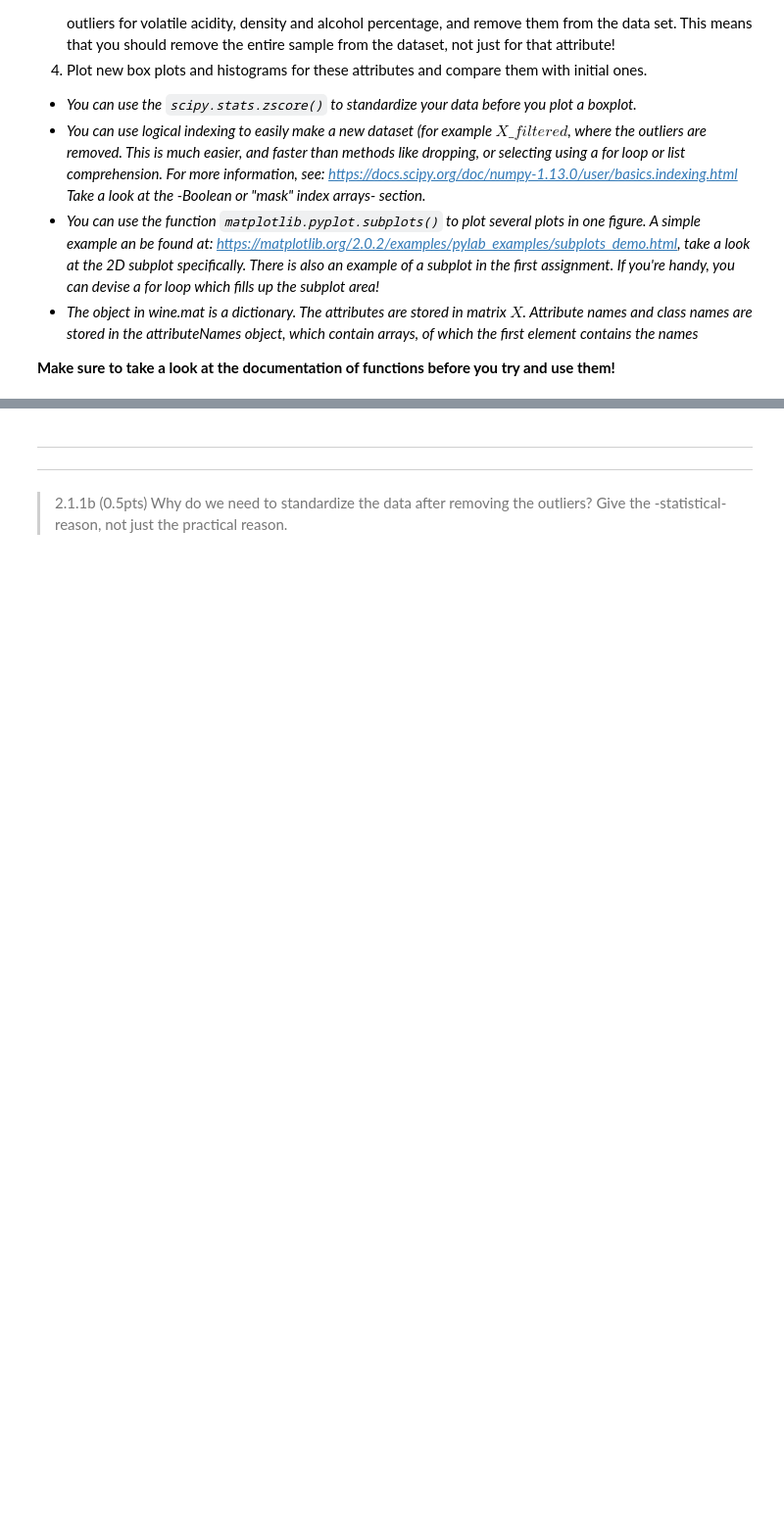
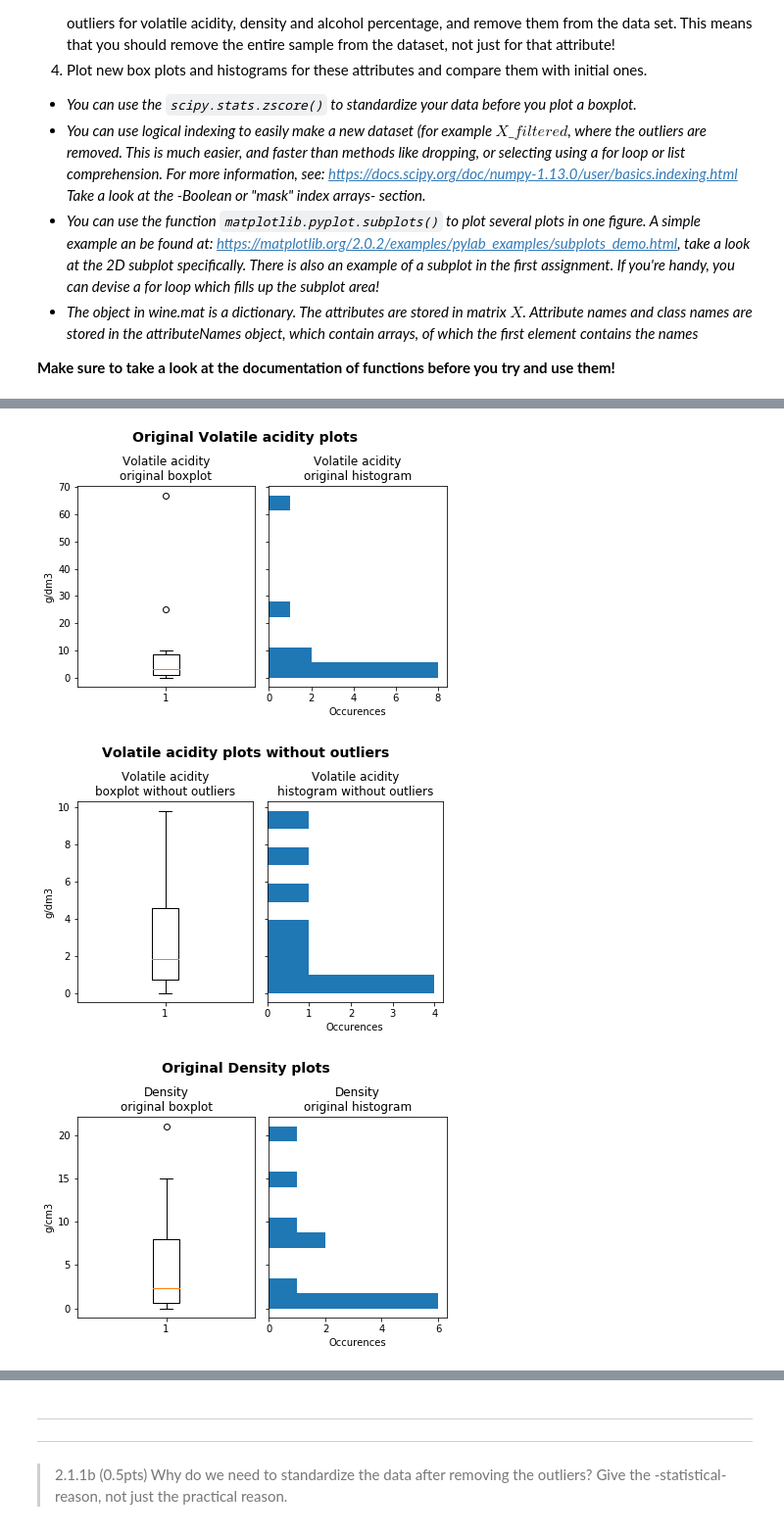
Before and after one commit to LennartPNL/DataMiningAssignments, a Jupyter notebook: Assignment_2/Assignment_2.ipynb, the cells around one changed output, grey strips where cells are left out. Shown: that part at 98% size. Saved outputs shown, nothing was run; the diff lists cells and outputs as text; code cells hidden in the pictures; blank space fills up the shorter version.

```diff
--- a/Assignment_2/Assignment_2.ipynb
+++ b/Assignment_2/Assignment_2.ipynb
@@ -117,0 +111,61 @@ for attrs in attributes:
+# %%
+# Remove outliers from the arrays
+outliers = []
+
+# Get volatile_acidenty outliers indexes
+volatile_acidity = data['X'][1]
+res = [lis for lis in np.where(volatile_acidity>20)]
+[outliers.append(x) for x in res[0] if x not in outliers]
+
+# Get density outliers indexes
+density = data['X'][7]
+res = [lis for lis in np.where(density>10)]
+[outliers.append(x) for x in res[0] if x not in outliers]
+
+# Get alcohol outliers indexes
+alcohol = data['X'][10]
+res = [lis for lis in np.where(alcohol>200)]
+[outliers.append(x) for x in res[0] if x not in outliers]
+
+def replace_values(original_list):
+    return [j for (i,j) in enumerate(original_list) if i not in outliers]
+
+# New data array without the outliers
+removed_outliers = np.apply_along_axis(replace_values, axis=1, arr=data['X'])
+
+# Plot new diagrams
+plot_items = [1, 7, 10]
+
+for i in plot_items[0:]:
+
+    # Original boxplots
+    fig1, (ax1, ax2) = plt.subplots(1, 2, sharey=True)
+    fig1.suptitle("Original {} plots".format(attr_names[i]), fontsize=14, fontweight='bold', y=1.05)
+    ax1.set_title(attr_names[i] + "\noriginal boxplot")
+    ax1.boxplot(data['X'][i])
+    ax1.set_ylabel(units[i])
+
+    # Original histograms
+    ax2.hist(data['X'][i], bins=len(data['X'][i]), orientation='horizontal')
+    plt.title(attr_names[i] + "\noriginal histogram")
+    plt.xlabel("Occurences")
+
+    fig1.tight_layout()
+
+    # Boxplots without outliers
+    fig2, (ax3, ax4) = plt.subplots(1, 2, sharey=True)
+    fig2.suptitle("{} plots without outliers".format(attr_names[i]), fontsize=14, fontweight='bold', y=1.05)
+    ax3.set_title(attr_names[i] + "\nboxplot without outliers")
+    ax3.boxplot(removed_outliers[i])
+    ax3.set_ylabel(units[i])
+
+    # Histograms without outliers
+    ax4.hist(removed_outliers[i], bins=len(removed_outliers[i]), orientation='horizontal')
+    plt.title(attr_names[i] + "\nhistogram without outliers")
+    plt.xlabel("Occurences")
+
+    fig2.tight_layout()
+# %% [output]
+[figure, added]
+[figure, added]
+[figure, added]
```
Also changed, not shown: parts of 5 cells of this notebook.
